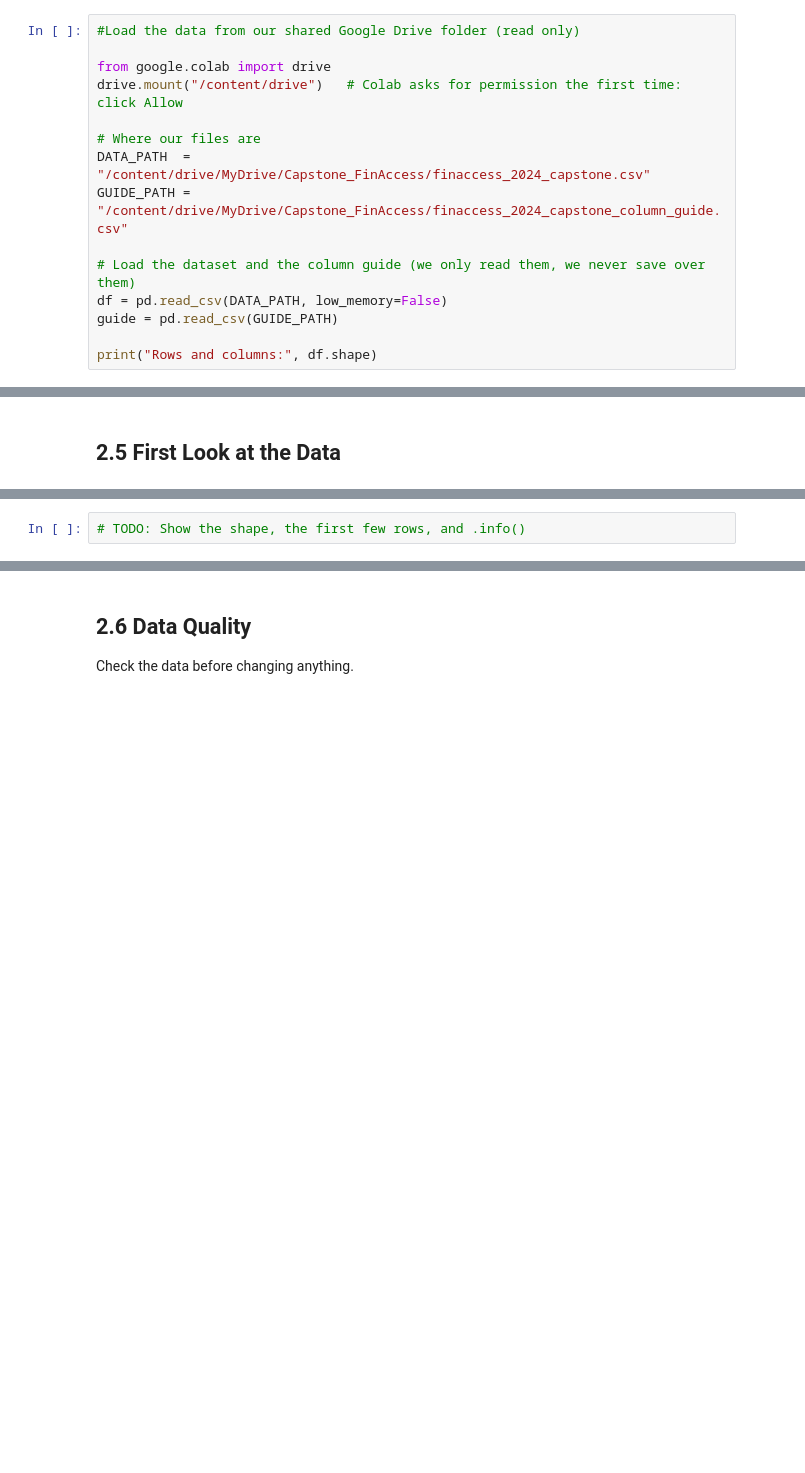
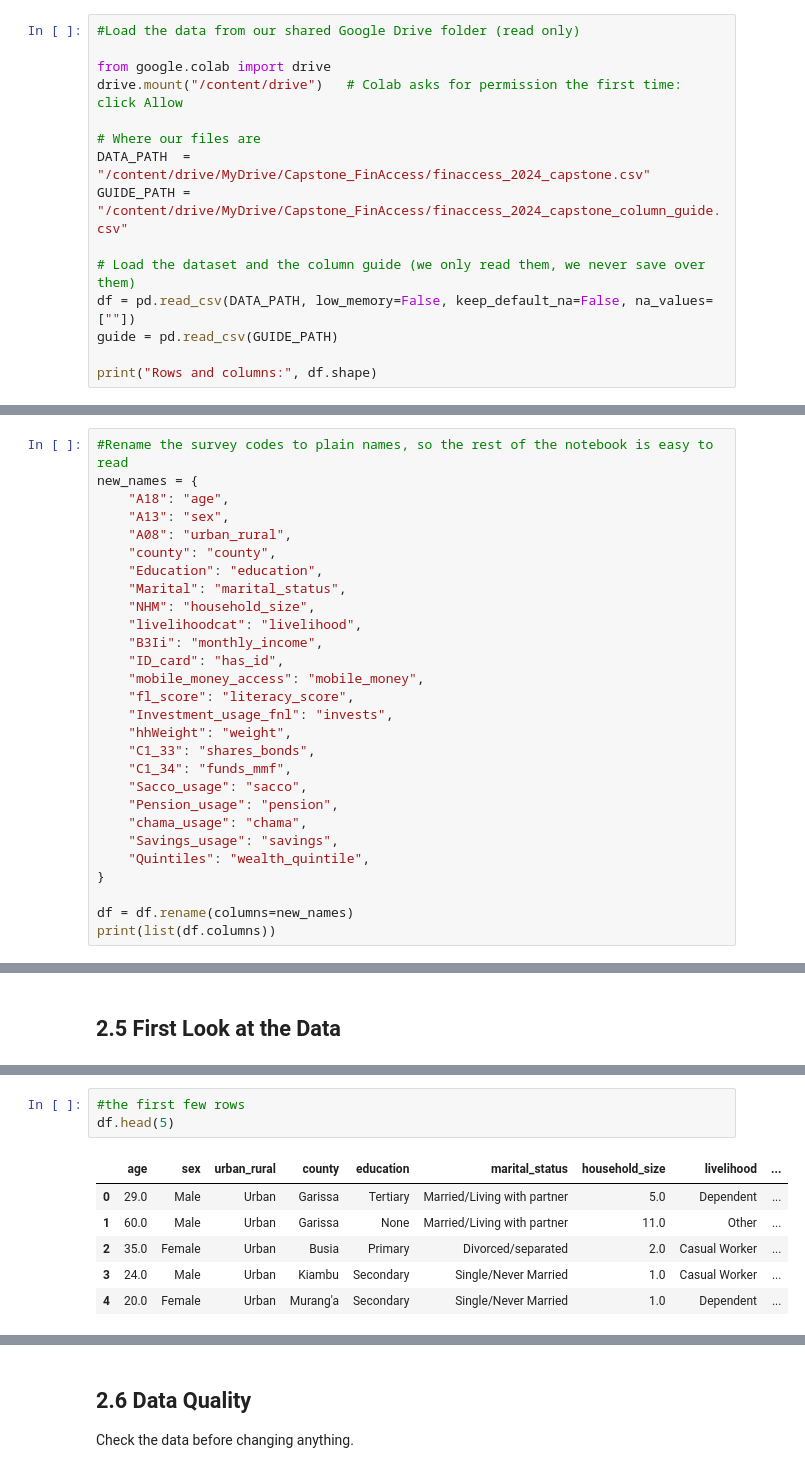
Before and after one commit to cyrus1557/investment-readiness-capstone-project, a Jupyter notebook: index.ipynb, the cells around one changed output, grey strips where cells are left out. Saved outputs shown, nothing was run; the diff lists cells and outputs as text; blank space fills up the shorter version.

Commit message:
Data understanding

```diff
--- a/index.ipynb
+++ b/index.ipynb
@@ -204,10 +206,38 @@ DATA_PATH  = "/content/drive/MyDrive/Capstone_FinAccess/finaccess_2024_capstone.
 GUIDE_PATH = "/content/drive/MyDrive/Capstone_FinAccess/finaccess_2024_capstone_column_guide.csv"
 
 # Load the dataset and the column guide (we only read them, we never save over them)
-df = pd.read_csv(DATA_PATH, low_memory=False)
+df = pd.read_csv(DATA_PATH, low_memory=False, keep_default_na=False, na_values=[""])
 guide = pd.read_csv(GUIDE_PATH)
 
 print("Rows and columns:", df.shape)
 # %% [output]
 Mounted at /content/drive
 Rows and columns: (20871, 21)
+# %%
+#Rename the survey codes to plain names, so the rest of the notebook is easy to read
+new_names = {
+    "A18": "age",
+    "A13": "sex",
+    "A08": "urban_rural",
+    "county": "county",
+    "Education": "education",
+    "Marital": "marital_status",
+    "NHM": "household_size",
+    "livelihoodcat": "livelihood",
+    "B3Ii": "monthly_income",
+    "ID_card": "has_id",
+    "mobile_money_access": "mobile_money",
+    "fl_score": "literacy_score",
+    "Investment_usage_fnl": "invests",
+    "hhWeight": "weight",
+    "C1_33": "shares_bonds",
+    "C1_34": "funds_mmf",
+    "Sacco_usage": "sacco",
+    "Pension_usage": "pension",
+    "chama_usage": "chama",
+    "Savings_usage": "savings",
+    "Quintiles": "wealth_quintile",
+}
+
+df = df.rename(columns=new_names)
+print(list(df.columns))
@@ -229,2 +287,10 @@ Define the column lists from the table in 2.1, so the rest of the notebook can u
 # %%
-# TODO: Show the shape, the first few rows, and .info()
+#the first few rows
+df.head(5)
+# %% [output]
+|  | age | sex | urban_rural | county | education | marital_status | household_size | livelihood | ... |
+| 0 | 29.0 | Male | Urban | Garissa | Tertiary | Married/Living with partner | 5.0 | Dependent | ... |
+| 1 | 60.0 | Male | Urban | Garissa | None | Married/Living with partner | 11.0 | Other | ... |
+| 2 | 35.0 | Female | Urban | Busia | Primary | Divorced/separated | 2.0 | Casual Worker | ... |
+| 3 | 24.0 | Male | Urban | Kiambu | Secondary | Single/Never Married | 1.0 | Casual Worker | ... |
+| 4 | 20.0 | Female | Urban | Murang'a | Secondary | Single/Never Married | 1.0 | Dependent | ... |
```
Also changed, not shown: parts of 23 cells of this notebook.
